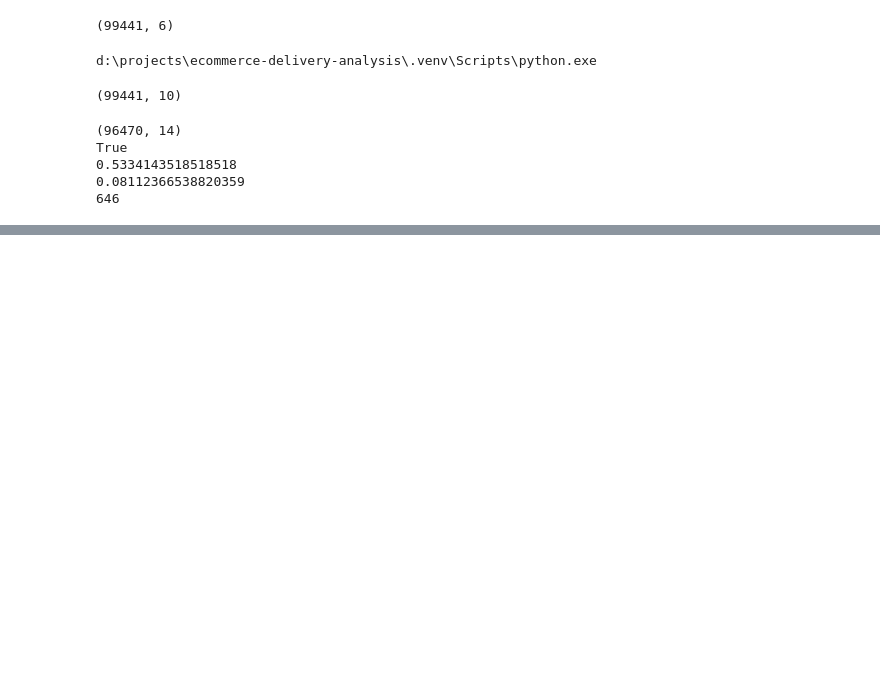
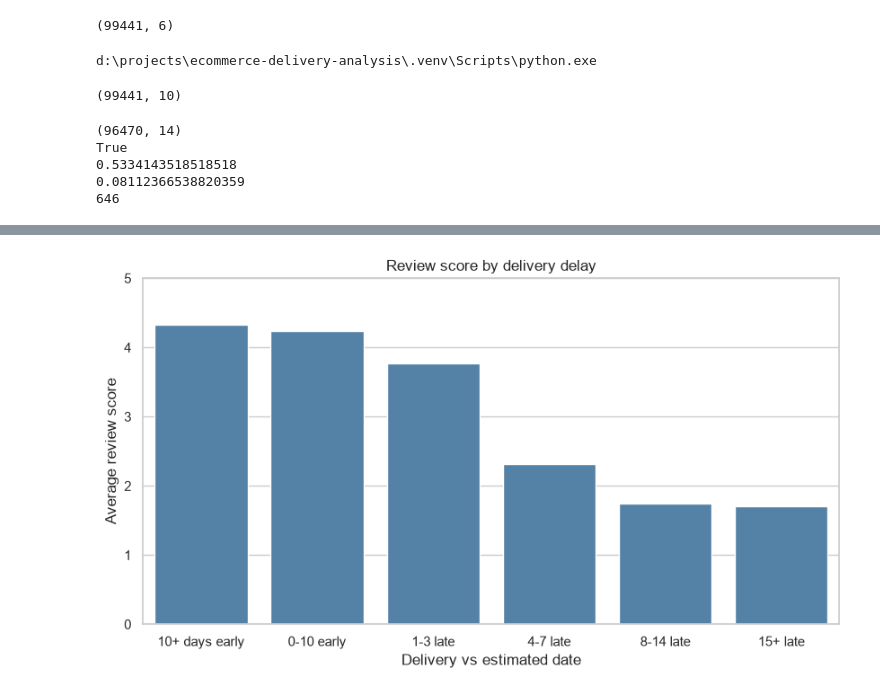
Before and after one commit to ayeshahassan15/ecommerce-delivery-analysis, a Jupyter notebook: notebooks/01_eda.ipynb, the cells around one changed output, grey strips where cells are left out. Saved outputs shown, nothing was run; the diff lists cells and outputs as text; code cells hidden in the pictures; blank space fills up the shorter version.

```diff
--- a/notebooks/01_eda.ipynb
+++ b/notebooks/01_eda.ipynb
@@ -389,0 +410,5 @@ True
+# %%
+fig4 = review_by_delay_chart(orders_clean)
+fig4.savefig("../reports/review_by_delay.png", dpi=150, bbox_inches="tight")
+# %% [output]
+[figure, added]
```
Also changed, not shown: parts of 3 cells of this notebook, 5 other files.
